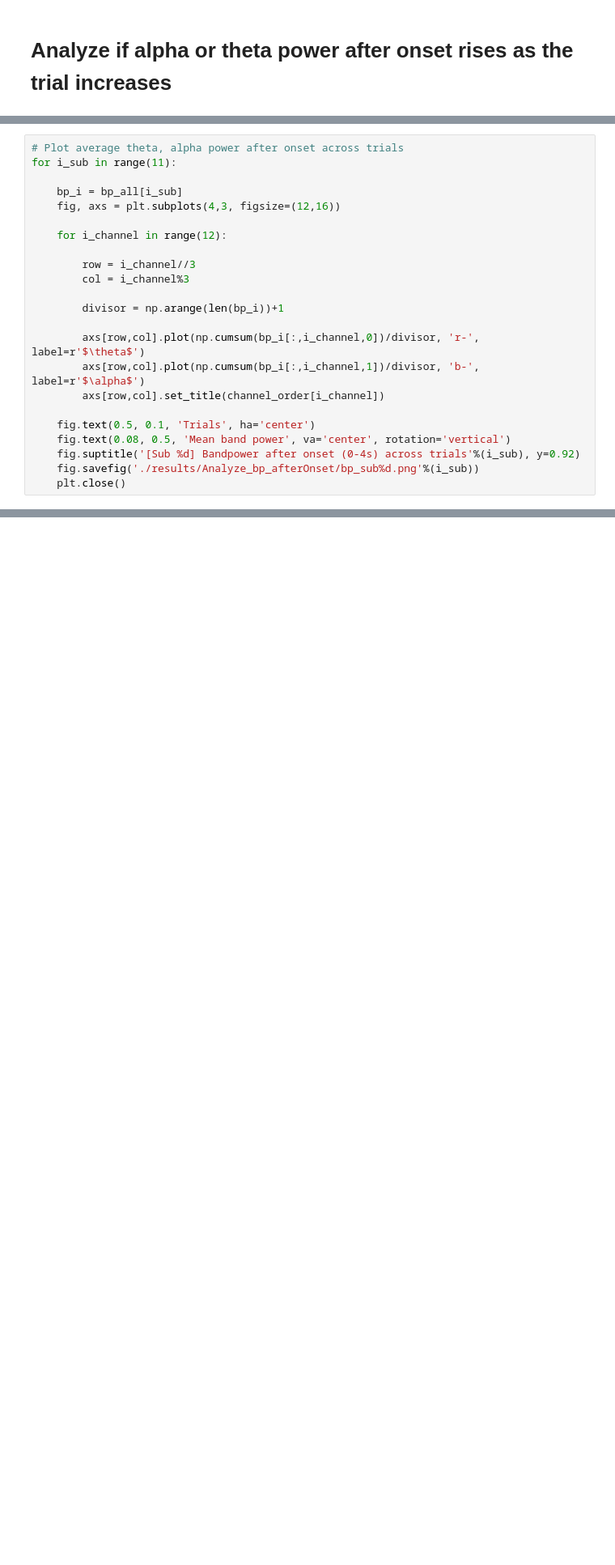
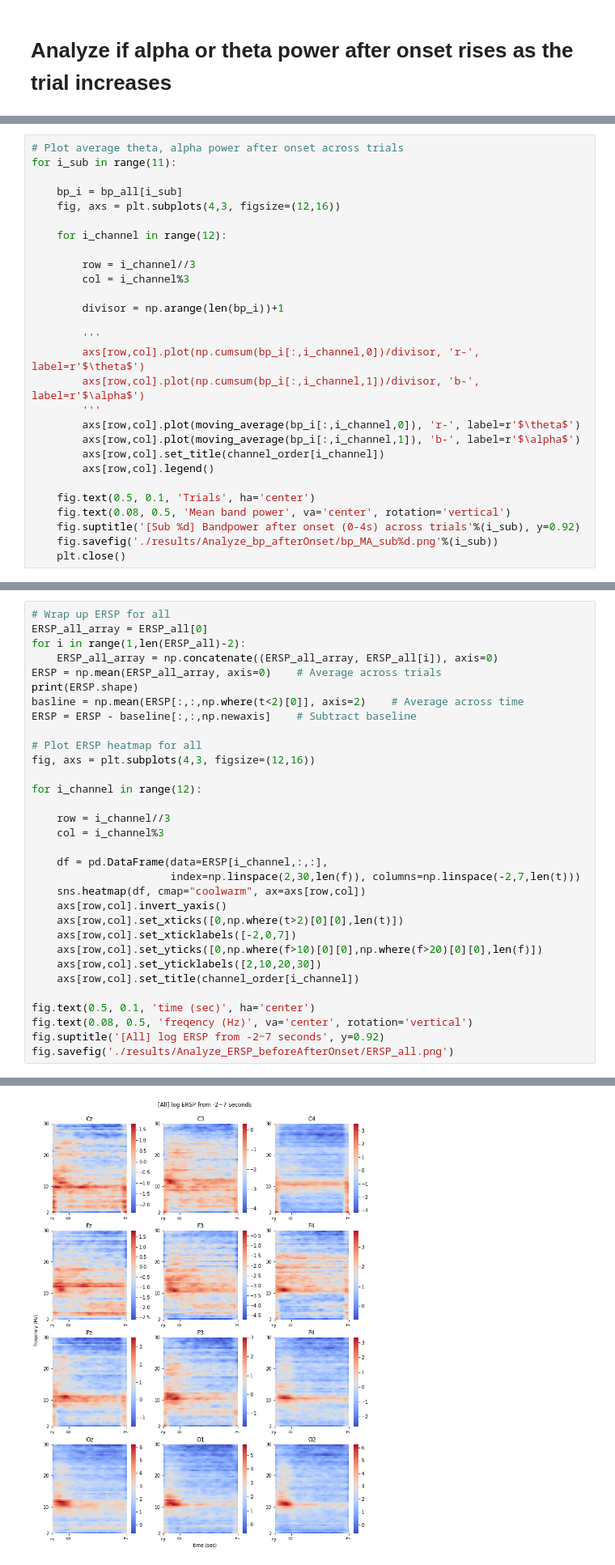
Before and after one commit to hundredball/Math24, a Jupyter notebook: Analyze_data.ipynb, the cells around one changed output, grey strips where cells are left out. Shown at 81% size. Cells and saved outputs as stored; diff of their text form; blank space fills up the shorter version.

```diff
--- a/Analyze_data.ipynb
+++ b/Analyze_data.ipynb
@@ -911,12 +940,17 @@ for i_sub in range(11):
 
         divisor = np.arange(len(bp_i))+1
 
+        '''
         axs[row,col].plot(np.cumsum(bp_i[:,i_channel,0])/divisor, 'r-', label=r'$\theta$')
         axs[row,col].plot(np.cumsum(bp_i[:,i_channel,1])/divisor, 'b-', label=r'$\alpha$')
+        '''
+        axs[row,col].plot(moving_average(bp_i[:,i_channel,0]), 'r-', label=r'$\theta$')
+        axs[row,col].plot(moving_average(bp_i[:,i_channel,1]), 'b-', label=r'$\alpha$')
         axs[row,col].set_title(channel_order[i_channel])
+        axs[row,col].legend()
 
     fig.text(0.5, 0.1, 'Trials', ha='center')
     fig.text(0.08, 0.5, 'Mean band power', va='center', rotation='vertical')
     fig.suptitle('[Sub %d] Bandpower after onset (0-4s) across trials'%(i_sub), y=0.92)
-    fig.savefig('./results/Analyze_bp_afterOnset/bp_sub%d.png'%(i_sub))
+    fig.savefig('./results/Analyze_bp_afterOnset/bp_MA_sub%d.png'%(i_sub))
     plt.close()
@@ -922,0 +1126,33 @@ for i_sub in range(11):
+# %%
+# Wrap up ERSP for all
+ERSP_all_array = ERSP_all[0]
+for i in range(1,len(ERSP_all)-2):
+    ERSP_all_array = np.concatenate((ERSP_all_array, ERSP_all[i]), axis=0)
+ERSP = np.mean(ERSP_all_array, axis=0)    # Average across trials
+print(ERSP.shape)
+basline = np.mean(ERSP[:,:,np.where(t<2)[0]], axis=2)    # Average across time
+ERSP = ERSP - baseline[:,:,np.newaxis]    # Subtract baseline
+
+# Plot ERSP heatmap for all
+fig, axs = plt.subplots(4,3, figsize=(12,16))
+
+for i_channel in range(12):
+
+    row = i_channel//3
+    col = i_channel%3
+
+    df = pd.DataFrame(data=ERSP[i_channel,:,:],
+                      index=np.linspace(2,30,len(f)), columns=np.linspace(-2,7,len(t)))
+    sns.heatmap(df, cmap="coolwarm", ax=axs[row,col])
+    axs[row,col].invert_yaxis()
+    axs[row,col].set_xticks([0,np.where(t>2)[0][0],len(t)])
+    axs[row,col].set_xticklabels([-2,0,7])
+    axs[row,col].set_yticks([0,np.where(f>10)[0][0],np.where(f>20)[0][0],len(f)])
+    axs[row,col].set_yticklabels([2,10,20,30])
+    axs[row,col].set_title(channel_order[i_channel])
+
+fig.text(0.5, 0.1, 'time (sec)', ha='center')
+fig.text(0.08, 0.5, 'freqency (Hz)', va='center', rotation='vertical')
+fig.suptitle('[All] log ERSP from -2~7 seconds', y=0.92)
+fig.savefig('./results/Analyze_ERSP_beforeAfterOnset/ERSP_all.png')
+# %% [output]
@@ -922,0 +1160 @@ for i_sub in range(11):
+[figure, added]
```
Also changed, not shown: parts of 14 cells of this notebook, 1 other file.
